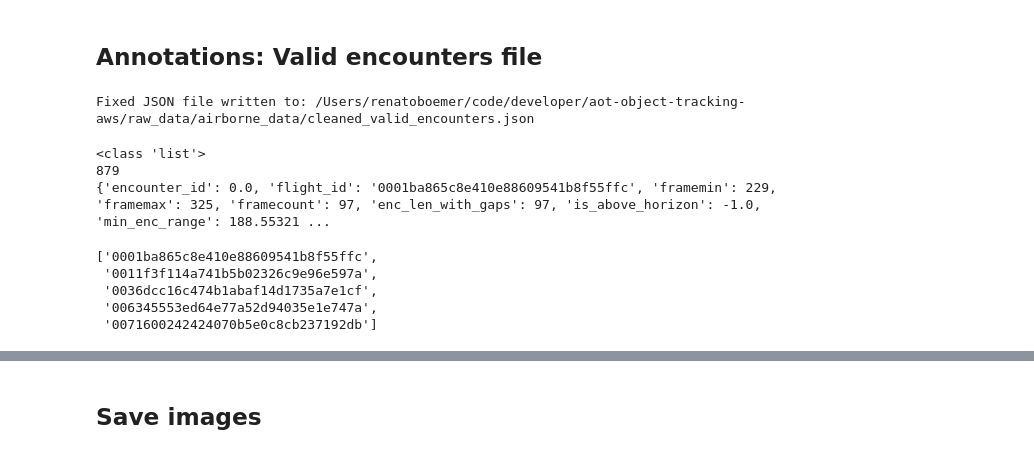
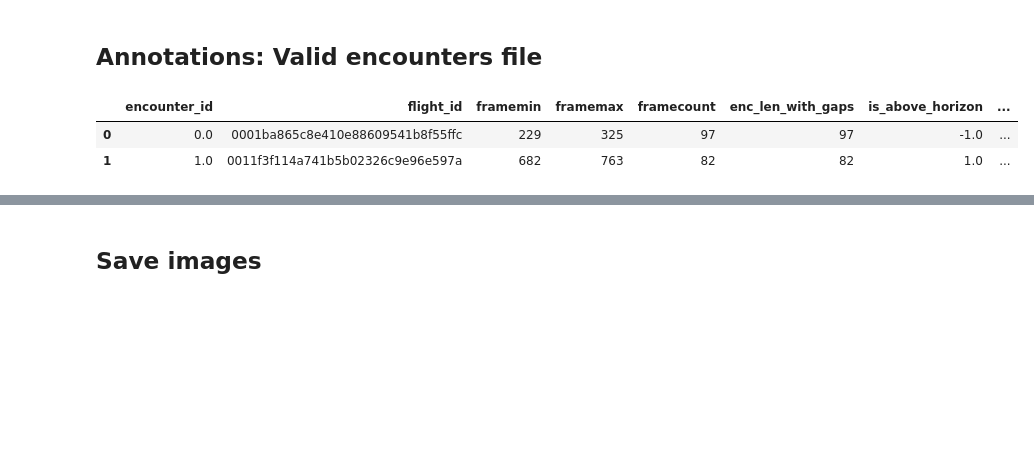
Before and after one commit to boemer00/aot-object-tracking-aws, a Jupyter notebook: notebooks/working_model_v2.ipynb, the cells around one changed output, grey strips where cells are left out. Cells and saved outputs as stored; diff of their text form; code cells hidden in the pictures; blank space fills up the shorter version.

```diff
--- a/notebooks/working_model_v2.ipynb
+++ b/notebooks/working_model_v2.ipynb
@@ -69,72 +63,2 @@ samples: Dict with 1311 keys. Showing first 3 keys: ['673f29c3e4b4428fa26bc55d81
 # %% [markdown]
 ## Annotations: Valid encounters file
-# %%
-def fix_json_commas(file_path, output_path):
-    with open(file_path, 'r') as f:
-        lines = f.readlines()
-
-    with open(output_path, 'w') as f_out:
-        f_out.write('[\n')  # Start array
-
-        inside_object = False  # Track whether we're inside an object
-        first_object = True    # Track the first object to avoid unnecessary commas
-
-        for line in lines:
-            stripped_line = line.strip()
-
-            # Detect start of an object
-            if stripped_line == '{':
-                if not first_object:
-                    f_out.write(',\n')  # Add comma before starting a new object, but not for the first object
-                first_object = False
-                inside_object = True
-                f_out.write(line)
-
-            # Detect end of an object
-            elif stripped_line == '}':
-                inside_object = False
-                f_out.write(line)
-
-            # Skip lines that are just commas
-            elif stripped_line == ',':
-                continue
-
-            # Copy lines within the object directly
-            else:
-                f_out.write(line)
-
-        f_out.write('\n]')  # End array
-
-# Example file paths
-input_file = os.path.join(dataset_folder, 'valid_encounters.json')
-output_file = os.path.join(dataset_folder, 'cleaned_valid_encounters.json')
-
-# Run the fix
-fix_json_commas(input_file, output_file)
-
-print(f"Fixed JSON file written to: {output_file}")
-# %% [output]
-Fixed JSON file written to: /Users/renatoboemer/code/developer/aot-object-tracking-aws/raw_data/airborne_data/cleaned_valid_encounters.json
-# %%
-# load and inspect cleaned_valid_encounters
-valid_encounters_path = os.path.join(dataset_folder, 'cleaned_valid_encounters.json')
-with open(valid_encounters_path, 'r') as f:
-    valid_encounters_data = json.load(f)
-
-# Inspect the data
-print(type(valid_encounters_data))  # Check the type of the loaded data (should be a list)
-print(len(valid_encounters_data))   # Number of entries in the JSON array
-print(valid_encounters_data[0])
-# %% [output]
-<class 'list'>
-879
-{'encounter_id': 0.0, 'flight_id': '0001ba865c8e410e88609541b8f55ffc', 'framemin': 229, 'framemax': 325, 'framecount': 97, 'enc_len_with_gaps': 97, 'is_above_horizon': -1.0, 'min_enc_range': 188.55321 ...
-# %%
-flight_ids = [encounter['flight_id'] for encounter in valid_encounters_data]
-flight_ids[:5]
-# %% [output]
-['0001ba865c8e410e88609541b8f55ffc',
- '0011f3f114a741b5b02326c9e96e597a',
- '0036dcc16c474b1abaf14d1735a7e1cf',
- '006345553ed64e77a52d94035e1e747a',
- '0071600242424070b5e0c8cb237192db']
@@ -140,0 +68,7 @@ flight_ids[:5]
+# %%
+ve_data = pd.read_csv(os.path.join(dataset_folder, 'valid_encounters.csv'), index_col=0)
+ve_data.head(2)
+# %% [output]
+|  | encounter_id | flight_id | framemin | framemax | framecount | enc_len_with_gaps | is_above_horizon | ... |
+| 0 | 0.0 | 0001ba865c8e410e88609541b8f55ffc | 229 | 325 | 97 | 97 | -1.0 | ... |
+| 1 | 1.0 | 0011f3f114a741b5b02326c9e96e597a | 682 | 763 | 82 | 82 | 1.0 | ... |
```
Also changed, not shown: parts of 19 cells of this notebook, 2 other files.
